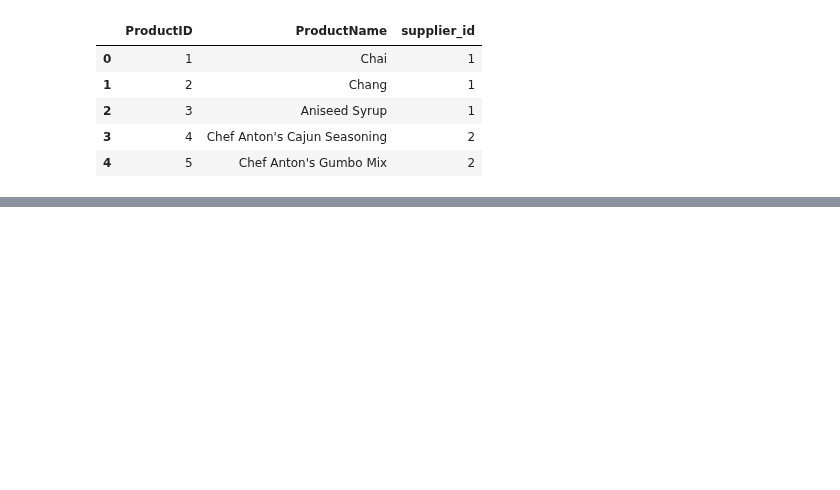
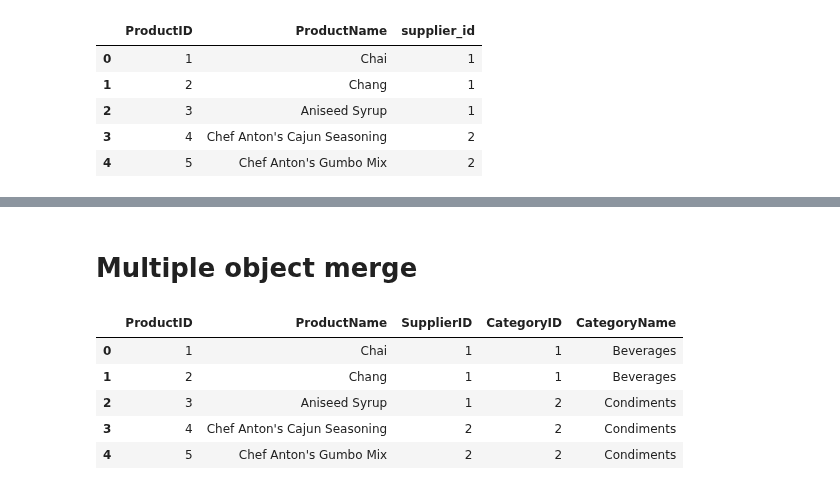
Before and after one commit to Byienio/Pandas_pg, a Jupyter notebook: MergningDataFrames.ipynb, the cells around one changed output, grey strips where cells are left out. Cells and saved outputs as stored; diff of their text form; code cells hidden in the pictures; blank space fills up the shorter version.

```diff
--- a/MergningDataFrames.ipynb
+++ b/MergningDataFrames.ipynb
@@ -325,3 +325,5 @@ suppliers.merge(products,how='inner',left_on='SupplierID',right_on='supplier_id'
 | 2 | 1 | Exotic Liquids | London | 3 | Aniseed Syrup | 1 |
 | 3 | 2 | New Orleans Cajun Delights | New Orleans | 4 | Chef Anton's Cajun Seasoning | 2 |
 | 4 | 2 | New Orleans Cajun Delights | New Orleans | 5 | Chef Anton's Gumbo Mix | 2 |
+# %% [markdown]
+# Multiple object merge
@@ -327,0 +340,10 @@ suppliers.merge(products,how='inner',left_on='SupplierID',right_on='supplier_id'
+# %%
+prod_cat = products.merge(categories,how='inner',left_on='CategoryID',right_index=True)
+prod_cat.head()
+# %% [output]
+|  | ProductID | ProductName | SupplierID | CategoryID | CategoryName |
+| 0 | 1 | Chai | 1 | 1 | Beverages |
+| 1 | 2 | Chang | 1 | 1 | Beverages |
+| 2 | 3 | Aniseed Syrup | 1 | 2 | Condiments |
+| 3 | 4 | Chef Anton's Cajun Seasoning | 2 | 2 | Condiments |
+| 4 | 5 | Chef Anton's Gumbo Mix | 2 | 2 | Condiments |
```
Also changed, not shown: parts of 5 cells of this notebook.
